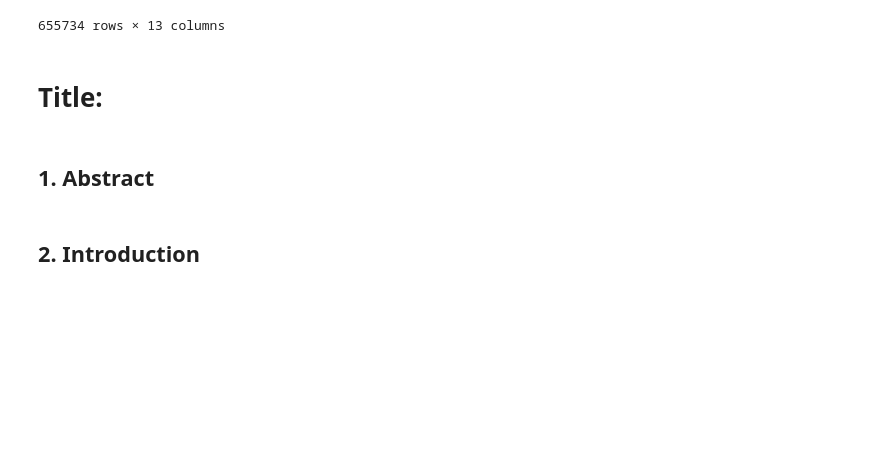
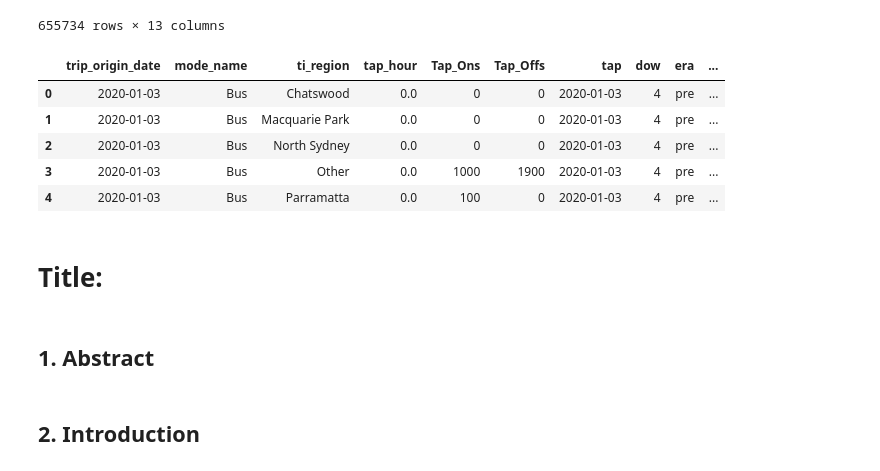
Before and after one commit to devilshadow04/nsw-friday-commute-analysis, a Jupyter notebook: WDAC_2025_data/report/notebook.ipynb, the cells around one changed output. Drawn from its saved outputs; the diff is of its cells as text; code cells hidden in the pictures; blank space fills up the shorter version.

Commit message:
Add: Filter date time to Friday, merge fri_ratio to df

```diff
--- a/WDAC_2025_data/report/notebook.ipynb
+++ b/WDAC_2025_data/report/notebook.ipynb
@@ -458,6 +458,40 @@ df
 | 655732 | 2025-07-15 | Train | Wollongong and surrounds | 23.0 | 0 | 0 | NaN | 2025-07-15 | ... |
 | 655733 | 2025-07-15 | Train | All - NSW | 23.0 | 5100 | 9000 | NaN | 2025-07-15 | ... |
 655734 rows × 13 columns
+# %%
+# ── 1. FILTER only Friday rows in Opal ────────────────────────────
+opal_fri = df[df['dow'] == 4].copy()
+opal_fri.drop(opal_fri.columns[6], axis = 1, inplace = True)
+
+iso = opal_fri['trip_origin_date'].dt.isocalendar()
+opal_fri['iso_year'] = iso.year
+opal_fri['iso_week'] = iso.week
+
+weekly_cpy = weekly.reset_index()          # brings 'yrwk' into columns
+
+weekly_cpy['yrwk'] = weekly_cpy['yrwk'].astype(int)
+weekly_cpy['iso_year'] = weekly_cpy['yrwk'] // 100
+weekly_cpy['iso_week'] = weekly_cpy['yrwk'] % 100
+weekly_cpy = weekly_cpy[['iso_year', 'iso_week', 'fri_ratio']]
+
+# ------------------------------------------------------------------
+# Merge
+# ------------------------------------------------------------------
+opal_fri = opal_fri.merge(
+    weekly_cpy,
+    on=['iso_year', 'iso_week'],
+    how='left',
+    suffixes=('', '_wk')       # keep weekly metrics (fri_ratio, wfh_rate, etc.)
+)
+
+opal_fri.head()
+# %% [output]
+|  | trip_origin_date | mode_name | ti_region | tap_hour | Tap_Ons | Tap_Offs | tap | dow | era | ... |
+| 0 | 2020-01-03 | Bus | Chatswood | 0.0 | 0 | 0 | 2020-01-03 | 4 | pre | ... |
+| 1 | 2020-01-03 | Bus | Macquarie Park | 0.0 | 0 | 0 | 2020-01-03 | 4 | pre | ... |
+| 2 | 2020-01-03 | Bus | North Sydney | 0.0 | 0 | 0 | 2020-01-03 | 4 | pre | ... |
+| 3 | 2020-01-03 | Bus | Other | 0.0 | 1000 | 1900 | 2020-01-03 | 4 | pre | ... |
+| 4 | 2020-01-03 | Bus | Parramatta | 0.0 | 100 | 0 | 2020-01-03 | 4 | pre | ... |
 # %% [markdown]
 # Title:
 # %% [markdown]
```
